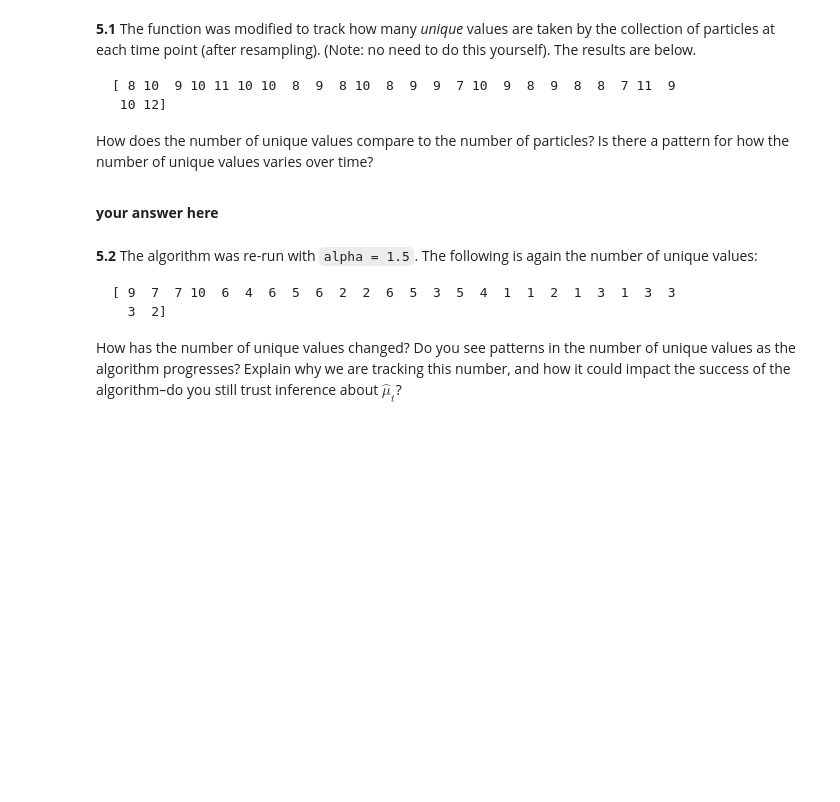
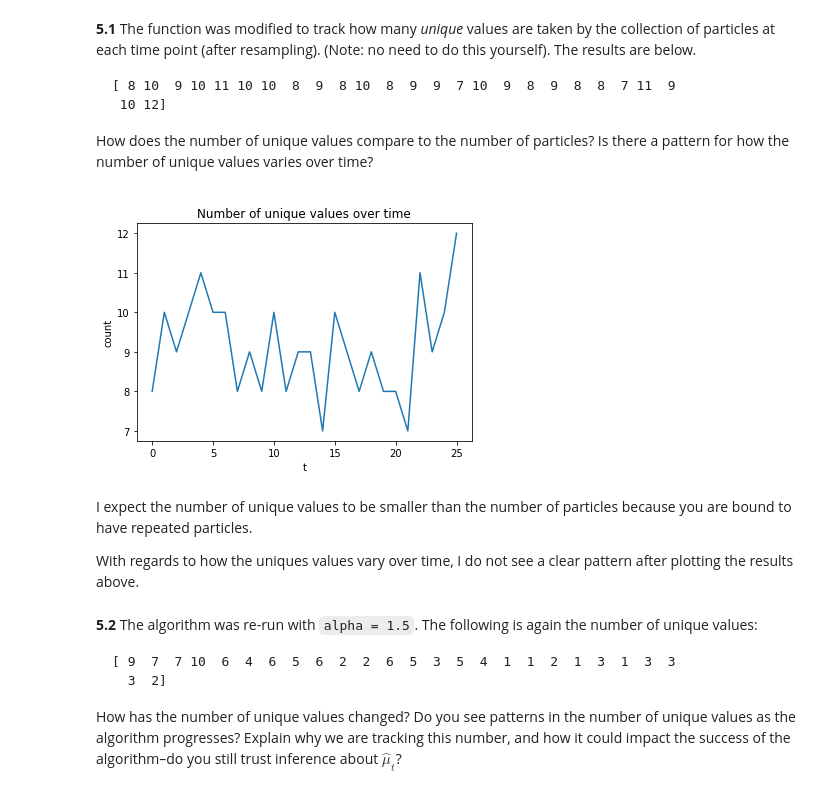
Before and after one commit to sebvargo/cs209b_hw2, a Jupyter notebook: ac209b_hw2/ac209b_hw2.ipynb, the cells around one changed output. Drawn from its saved outputs; the diff is of its cells as text; code cells hidden in the pictures; blank space fills up the shorter version.

```diff
--- a/ac209b_hw2/ac209b_hw2.ipynb
+++ b/ac209b_hw2/ac209b_hw2.ipynb
@@ -499,8 +499,20 @@ How does the number of unique values compare to the number of particles? Is ther
 
 
 </div>
-# %% [markdown]
-**your answer here**
+# %%
+uniques = [ 8,10, 9,10,11,10,10, 8, 9, 8,10, 8, 9, 9, 7,10, 9, 8, 9, 8, 8, 7,11, 9,10,12]
+t = np.arange(len(uniques))
+plt.plot(t, uniques)
+plt.title('Number of unique values over time')
+plt.ylabel('count')
+plt.xlabel('t')
+plt.show()
+# %% [output]
+[figure, added]
+# %% [markdown]
+I expect the number of unique values to be smaller than the number of particles because you are bound to have repeated particles.
+
+With regards to how the uniques values vary over time, I do not see a clear pattern after plotting the results above.
 # %% [markdown]
 <div class='exercise-r'>
 
```
Also changed, not shown: parts of 9 cells of this notebook.
